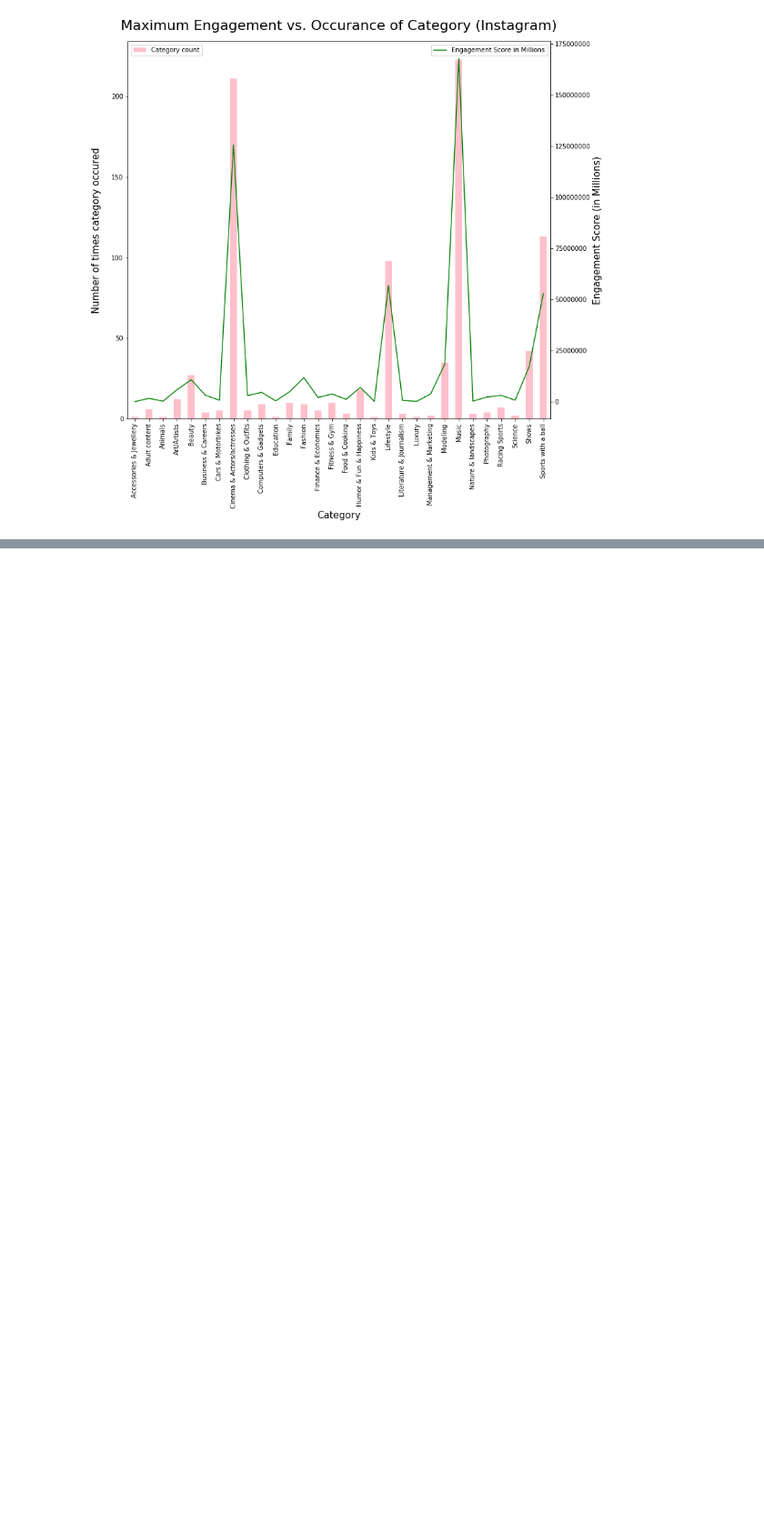
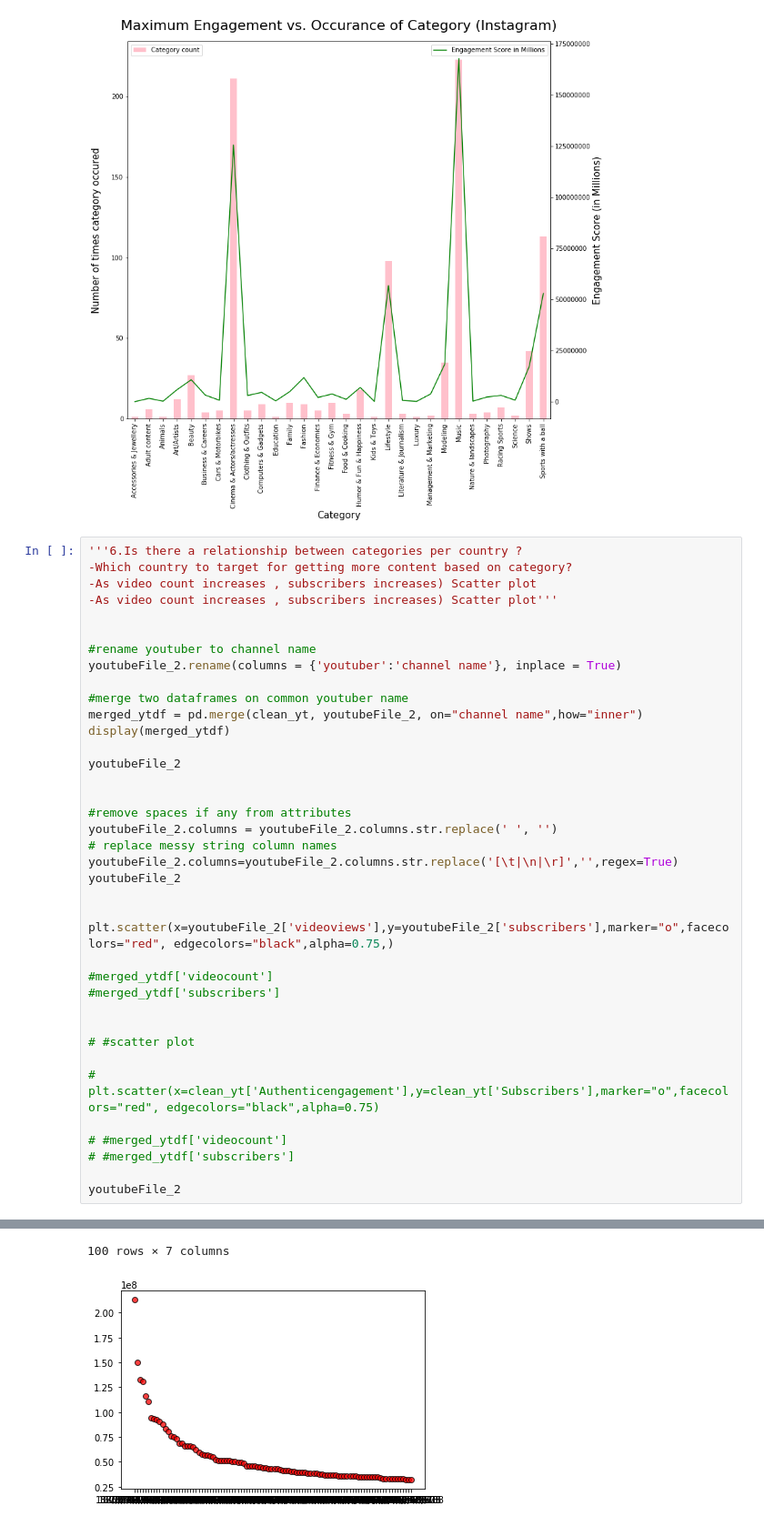
Before and after one commit to mark-m0/Project-1, a Jupyter notebook: SocialInfluencer.ipynb, the cells around one changed output, grey strips where cells are left out. Shown: that part at 91% size. Drawn from its saved outputs; the diff is of its cells as text; blank space fills up the shorter version.

```diff
--- a/SocialInfluencer.ipynb
+++ b/SocialInfluencer.ipynb
@@ -300,3 +227,42 @@ ax2 = plt.gca().set_yticklabels(['{:.0f}'.format(x) for x in current_values])
 # %% [output]
 [figure]
 [figure]
+# %%
+'''6.Is there a relationship between categories per country ?
+-Which country to target for getting more content based on category?
+-As video count increases , subscribers increases) Scatter plot
+-As video count increases , subscribers increases) Scatter plot'''
+
+
+#rename youtuber to channel name
+youtubeFile_2.rename(columns = {'youtuber':'channel name'}, inplace = True)
+
+#merge two dataframes on common youtuber name
+merged_ytdf = pd.merge(clean_yt, youtubeFile_2, on="channel name",how="inner")
+display(merged_ytdf)
+
+youtubeFile_2
+
+
+#remove spaces if any from attributes
+youtubeFile_2.columns = youtubeFile_2.columns.str.replace(' ', '')
+# replace messy string column names
+youtubeFile_2.columns=youtubeFile_2.columns.str.replace('[\t|\n|\r]','',regex=True)
+youtubeFile_2
+
+
+plt.scatter(x=youtubeFile_2['videoviews'],y=youtubeFile_2['subscribers'],marker="o",facecolors="red", edgecolors="black",alpha=0.75,)
+
+#merged_ytdf['videocount']
+#merged_ytdf['subscribers']
+
+
+# #scatter plot
+
+# plt.scatter(x=clean_yt['Authenticengagement'],y=clean_yt['Subscribers'],marker="o",facecolors="red", edgecolors="black",alpha=0.75)
+
+# #merged_ytdf['videocount']
+# #merged_ytdf['subscribers']
+
+youtubeFile_2
+# %% [output]
@@ -302,0 +288,2 @@ ax2 = plt.gca().set_yticklabels(['{:.0f}'.format(x) for x in current_values])
+100 rows × 7 columns
+[figure, added]
```
Also changed, not shown: parts of 10 cells of this notebook.
